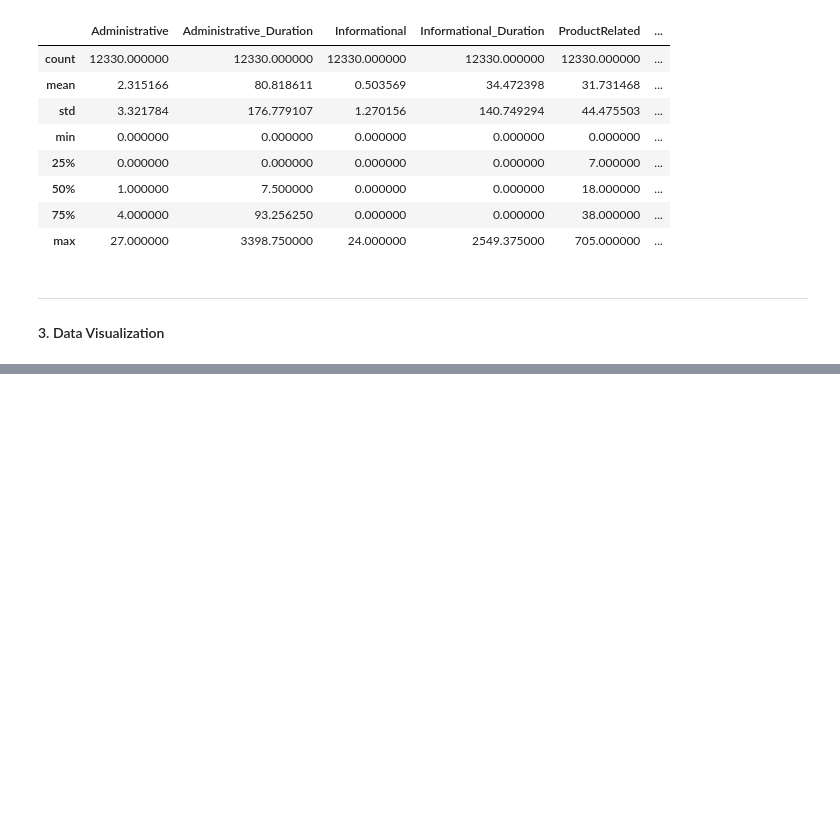
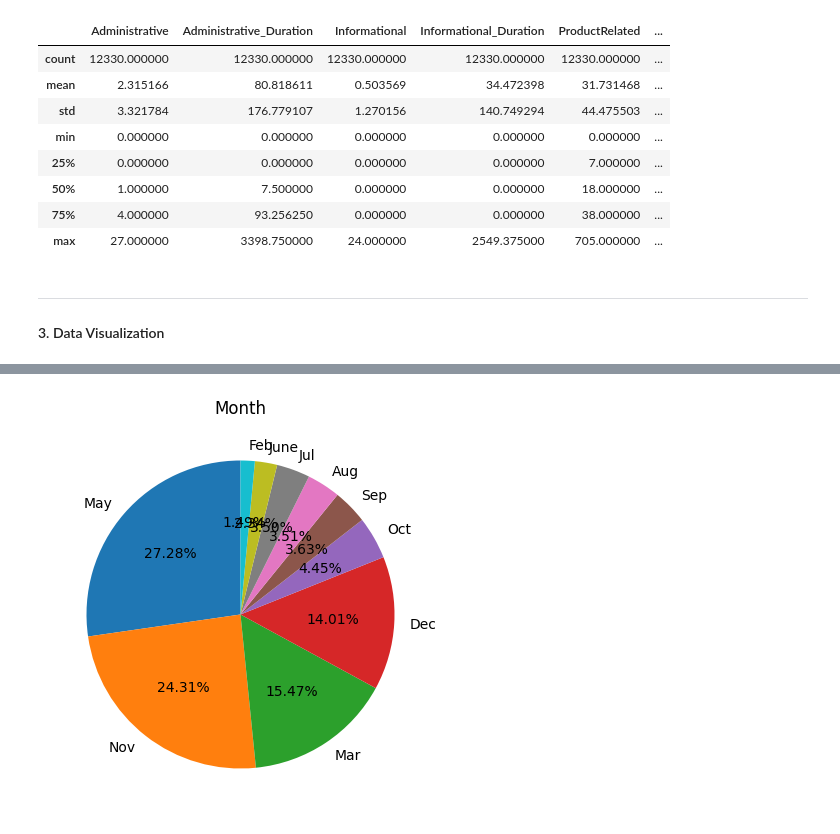
Before and after one commit to LintangWisesa/PDB_MTI_UI_Lab1_K6, a Jupyter notebook: Online Shoppers Intention.ipynb, the cells around one changed output, grey strips where cells are left out. Drawn from its saved outputs; the diff is of its cells as text; code cells hidden in the pictures; blank space fills up the shorter version.

```diff
--- a/Online Shoppers Intention.ipynb
+++ b/Online Shoppers Intention.ipynb
@@ -134,0 +135,7 @@ plt.show()
+# %%
+fig, ax1 = plt.subplots(1, 1, figsize=(10, 5))
+ax1.set_title("Month")
+ax1.pie(shop['Month'].value_counts(), labels=shop['Month'].value_counts().index, autopct='%.2f%%', startangle=90)
+plt.show()
+# %% [output]
+[figure, added]
```
Also changed, not shown: parts of 14 cells of this notebook.
